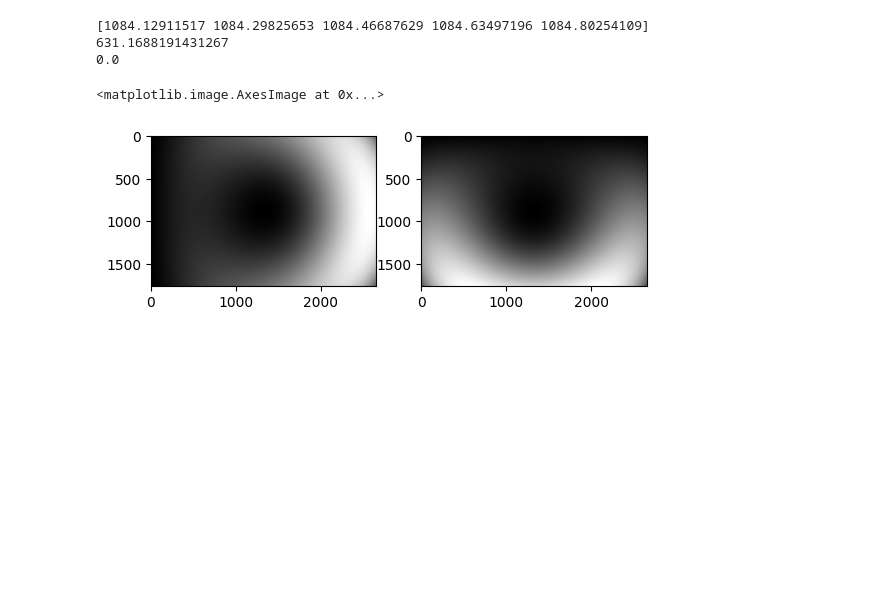
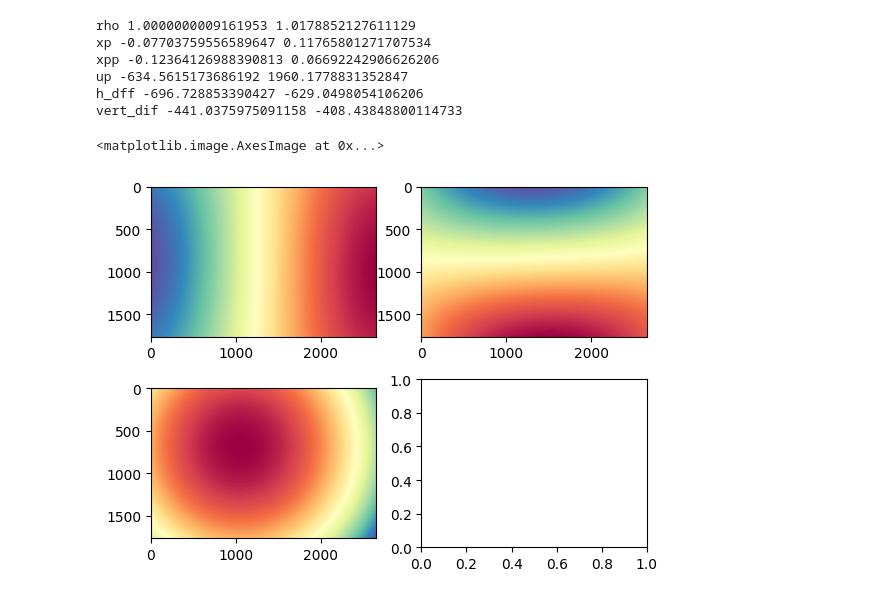
Before and after one commit to r-andres/ess-scripts, a Jupyter notebook: clupi_optical_distortion.ipynb, the cells around one changed output. Drawn from its saved outputs; the diff is of its cells as text; code cells hidden in the pictures; blank space fills up the shorter version.

```diff
--- a/clupi_optical_distortion.ipynb
+++ b/clupi_optical_distortion.ipynb
@@ -57,37 +78,64 @@ calibration_results = {
 # %%
 
-focal_distance = '28'
+focal_distance = 28E-2
 calibration = calibration_results[focal_distance]
 
 k1, k2, p1, p2, k3 = calibration['distortion']
 
-x, y = np.meshgrid(np.arange(0, width), np.arange(0, height))
+cx = calibration['cx']
+cy = calibration['cy']
 
-mod_r = np.sqrt(np.power(half_width, 2) + np.power(half_height, 2))
+fx = calibration['fx']
+fy = calibration['fy']
 
-r = np.sqrt(np.power(x-half_width, 2) + np.power(y-half_height, 2)) / mod_r
+u, v = np.meshgrid(np.arange(0, width), np.arange(0, height))
 
-rad_distortion_x = x * (1 + k1 * np.power(r, 2) + k2 * np.power(r, 4) + k3 * np.power(r, 6))
-rad_distortion_y = y * (1 + k1 * np.power(r, 2) + k2 * np.power(r, 4) + k3 * np.power(r, 6))
 
-tan_distortion_x = (2 * p1 * x * y) + p2 * (np.power(r, 2) + (2 * np.power(x, 2)))
 
-print(rad_distortion_x[-5:, int(half_height)])
-# print(rad_dist_x[0:5,0:5])
-# print(r[0:5,0:5])
+xp =  (u - cx) / fx
+yp =  (v - cy) / fy
 
-hor_dist = rad_distortion_x  - x
-ver_dist = rad_distortion_y - y
+r_2 = np.power(xp, 2) + np.power(yp, 2)
 
-print(np.max(hor_dist))
-print(np.min(hor_dist))
-cmap_name = 'gray'
-fig, (subplot_1, subplot_2) = plt.subplots(1, 2)
-subplot_1.imshow(hor_dist, cmap=cmap_name)
-subplot_2.imshow(ver_dist, cmap=cmap_name)
+rho = 1  + k1 * r_2  + k2 * np.power(r_2, 2) + k3 * np.power(r_2, 3)
+print('rho', rho.min(), rho.max())
+print('xp', xp.min(), xp.max())
+
+htg_1 =  (2 * p1 * xp * yp)
+htg_2 =  (p2 * (r_2 + 2 * np.power(2, xp)))
+xpp = (xp * rho) + htg_1 + htg_2
+#ypp = yp * rho + (p1 * (r_2 + 2 * np.power(2, yp))) + (2 * p2 * xp * yp)
+
+#xpp = xp * rho
+vtg_1 =  (2 * p2 * xp * yp)
+vtg_2 =  (p1 * (r_2 + 2 * np.power(2, yp)))
+ypp = yp * rho + vtg_1 + vtg_2
+
+
+up = (xpp * fx) + cx
+vp = (ypp * fy) + cy
+
+print('xpp', xpp.min(), xpp.max())
+print('up', up.min(), up.max())
+
+
+horiz_dif = up - u
+print('h_dff', horiz_dif.min(), horiz_dif.max())
+
+vert_dif = vp - v
+print('vert_dif', vert_dif.min(), vert_dif.max())
+
+cmap_name = 'Spectral'
+fig, ((subplot_1, subplot_2), (subplot_3, subplot_4)) = plt.subplots(2, 2)
+subplot_1.imshow(horiz_dif, cmap=cmap_name)
+subplot_2.imshow(vert_dif, cmap=cmap_name)
+subplot_3.imshow(r_2, cmap=cmap_name)
 # %% [output]
-[1084.12911517 1084.29825653 1084.46687629 1084.63497196 1084.80254109]
-631.1688191431267
-0.0
+rho 1.0000000009161953 1.0178852127611129
+xp -0.07703759556589647 0.11765801271707534
+xpp -0.12364126988390813 0.06692242906626206
+up -634.5615173686192 1960.1778831352847
+h_dff -696.728853390427 -629.0498054106206
+vert_dif -441.0375975091158 -408.43848800114733
 <matplotlib.image.AxesImage at 0x...>
-[figure, old version]
+[figure, new version]
```
Also changed, not shown: parts of 2 cells of this notebook, 1 other file.
